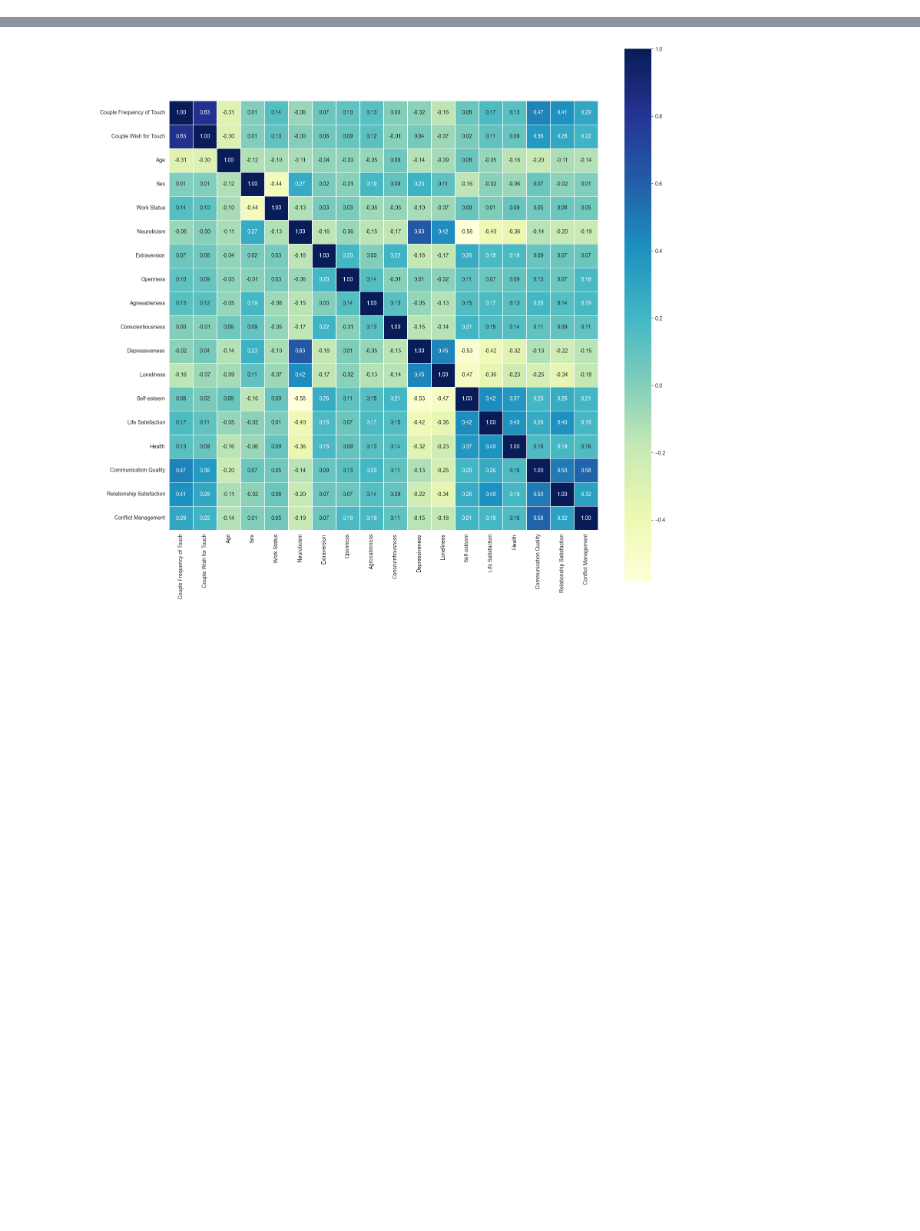
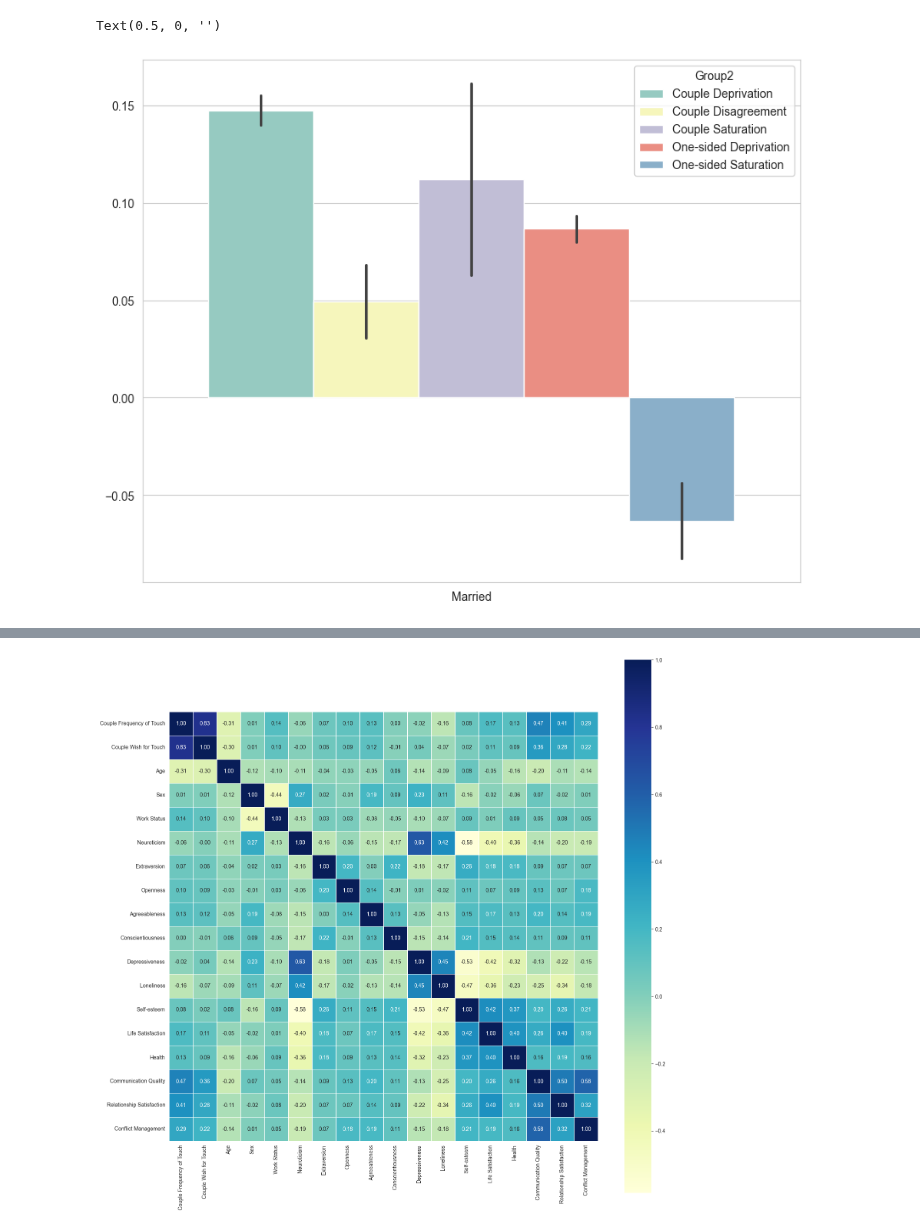
Before and after one commit to EdgardoCS/touchCouples, a Jupyter notebook: plot_test.ipynb, the cells around one changed output, grey strips where cells are left out. Cells and saved outputs as stored; diff of their text form; code cells hidden in the pictures; blank space fills up the shorter version.

```diff
--- a/plot_test.ipynb
+++ b/plot_test.ipynb
@@ -90,0 +80,32 @@ traits = [
+# %%
+means = df_couple.groupby(["Trait", "Group2"], as_index=False)["Score"].mean()
+
+baseline = means.loc[means["Group2"] == "Couple Agreement", ["Trait", "Score"]]
+baseline = baseline.rename(columns={"Score": "Baseline"})
+
+mean_baseline = baseline["Baseline"].mean()
+
+df_plot = df_couple
+df_plot["Deviation"] = df_plot["Score"] - mean_baseline
+df_plot = df_plot[df_plot["Group2"] != "Couple Agreement"]
+
+group_order = sorted(df_plot["Group2"].unique())
+
+colors = sns.color_palette('Set3', 5)
+plt.figure(figsize=(10, 8))
+
+sns.barplot(
+    data=df_plot,
+    x="Trait",
+    y="Deviation",
+    hue="Group2",
+    hue_order=group_order,  # alphabetical
+    errorbar="se",
+    palette=colors
+)
+plt.ylabel("")
+plt.xlabel("")
+# plt.savefig('output/img_bg/alles/relationship.png', dpi=600, transparent=False, bbox_inches='tight')
+# %% [output]
+Text(0.5, 0, '')
+[figure, added]
```
Also changed, not shown: parts of 5 cells of this notebook, 25 other files.
